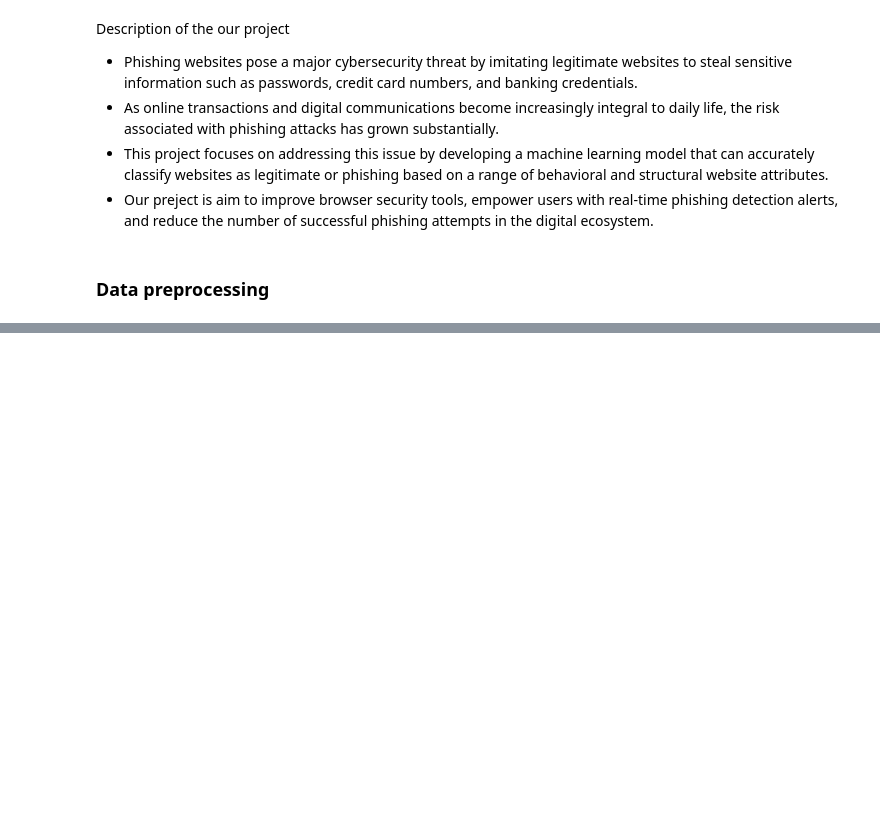
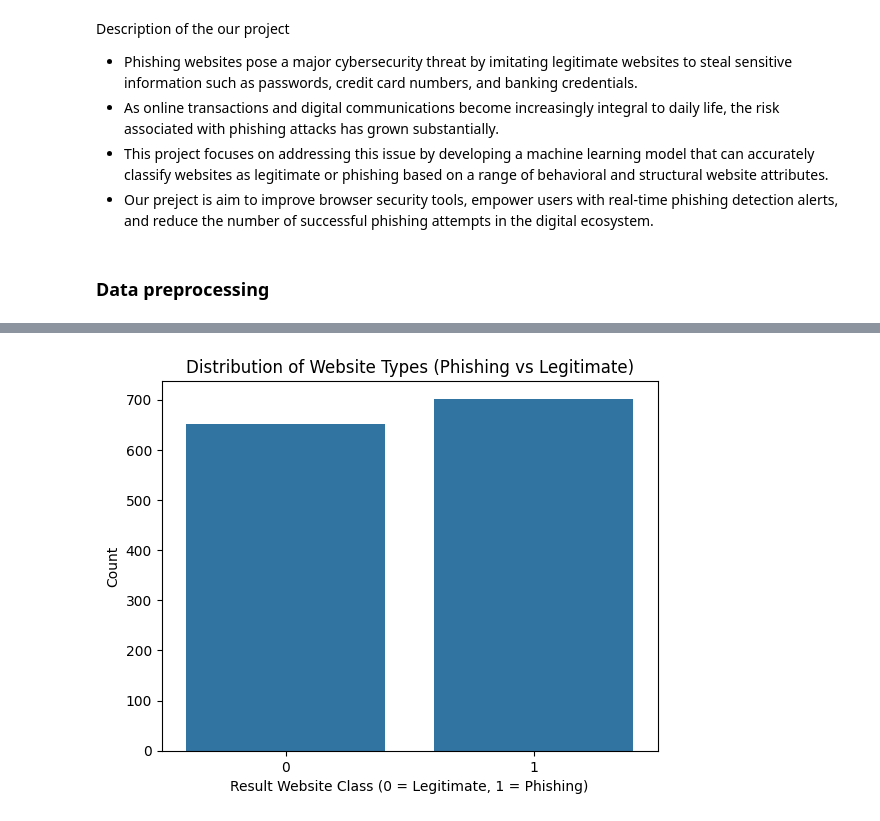
Before and after one commit to Fulankeee/MIE1628-Project-5, a Jupyter notebook: MIE1628_A5.ipynb, the cells around one changed output, grey strips where cells are left out. Drawn from its saved outputs; the diff is of its cells as text; code cells hidden in the pictures; blank space fills up the shorter version.

```diff
--- a/MIE1628_A5.ipynb
+++ b/MIE1628_A5.ipynb
@@ -37,0 +106,9 @@ FileNotFoundError: [Errno 2] No such file or directory: 'phishing.arff'
+# %%
+# Shows the number of phishing vs. legitimate websites in your dataset.
+sns.countplot(x='Result_new', data=df)
+plt.title("Distribution of Website Types (Phishing vs Legitimate)")
+plt.xlabel("Result Website Class (0 = Legitimate, 1 = Phishing)")
+plt.ylabel("Count")
+plt.show()
+# %% [output]
+[figure, added]
```
Also changed, not shown: parts of 18 cells of this notebook.
